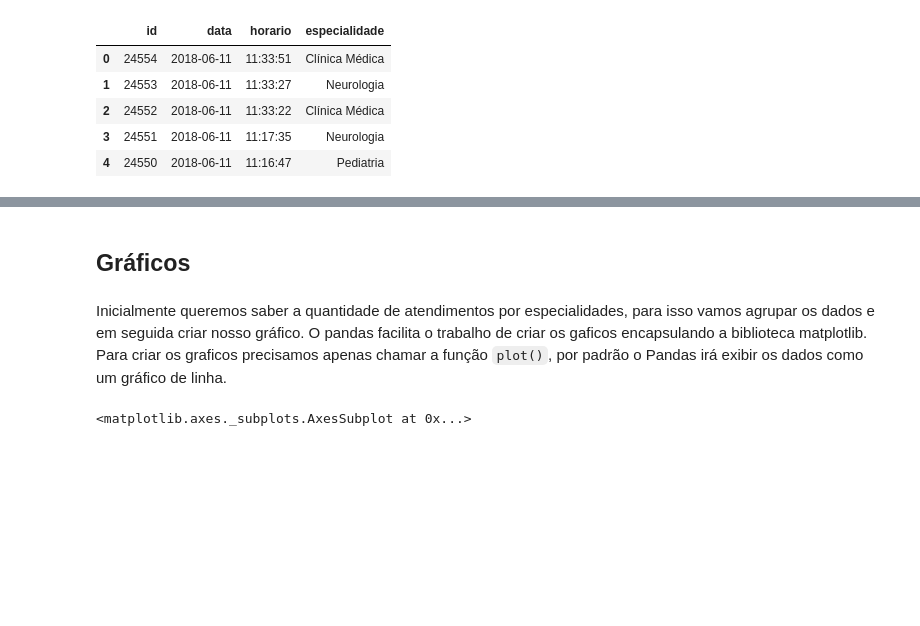
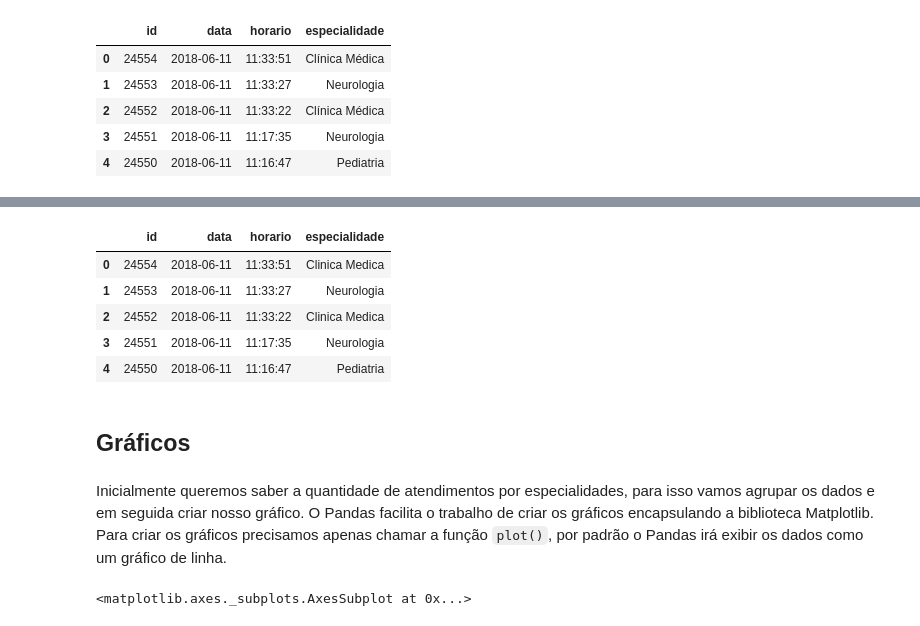
Before and after one commit to helberfernandes/ML-python, a Jupyter notebook: analisando-dados-com-pandas-graficos.ipynb, the cells around one changed output, grey strips where cells are left out. Drawn from its saved outputs; the diff is of its cells as text; code cells hidden in the pictures; blank space fills up the shorter version.

```diff
--- a/analisando-dados-com-pandas-graficos.ipynb
+++ b/analisando-dados-com-pandas-graficos.ipynb
@@ -20,7 +24,17 @@ data.head()
+# %%
+data=data.replace({'especialidade': {u'é':'e', u'í':'i'}}, regex=True)
+data.head()
+# %% [output]
+|  | id | data | horario | especialidade |
+| 0 | 24554 | 2018-06-11 | 11:33:51 | Clinica Medica |
+| 1 | 24553 | 2018-06-11 | 11:33:27 | Neurologia |
+| 2 | 24552 | 2018-06-11 | 11:33:22 | Clinica Medica |
+| 3 | 24551 | 2018-06-11 | 11:17:35 | Neurologia |
+| 4 | 24550 | 2018-06-11 | 11:16:47 | Pediatria |
 # %% [markdown]
 ## Gráficos
 # %% [markdown]
-Inicialmente queremos saber a quantidade de atendimentos por especialidades, para isso vamos agrupar os dados e em seguida criar nosso gráfico. O pandas facilita o trabalho de criar os gaficos encapsulando a biblioteca matplotlib. Para criar os graficos precisamos apenas chamar a função `plot()`, por padrão o Pandas irá exibir os dados como um gráfico de linha.
+Inicialmente queremos saber a quantidade de atendimentos por especialidades, para isso vamos agrupar os dados e em seguida criar nosso gráfico. O Pandas facilita o trabalho de criar os gráficos encapsulando a biblioteca Matplotlib. Para criar os gráficos precisamos apenas chamar a função `plot()`, por padrão o Pandas irá exibir os dados como um gráfico de linha.
 # %%
 data.groupby(['especialidade']).especialidade.count().plot()
 # %% [output]
```
Also changed, not shown: parts of 17 cells of this notebook.
